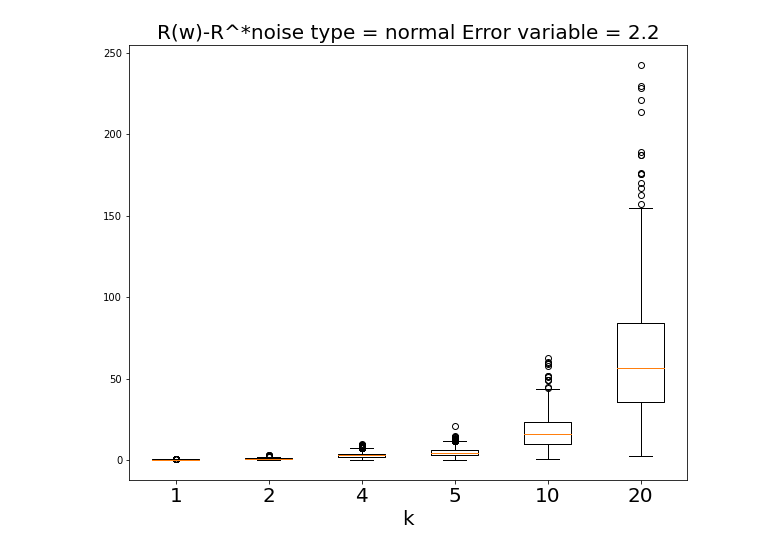
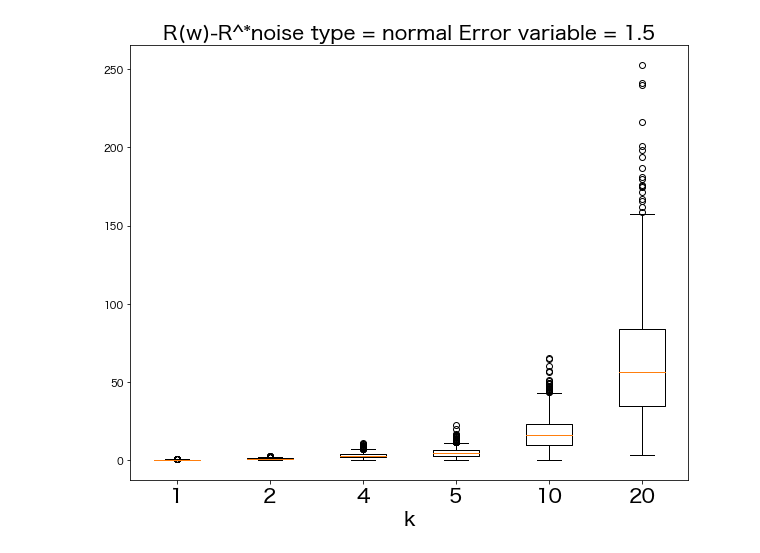
Before and after one commit to NaokiNakamichi/ML, a Jupyter notebook: GD/exp/simulation/RVSGD_Noise_0815.ipynb, the cells around one changed output. Saved outputs shown, nothing was run; the diff lists cells and outputs as text; code cells hidden in the pictures.

```diff
--- a/GD/exp/simulation/RVSGD_Noise_0815.ipynb
+++ b/GD/exp/simulation/RVSGD_Noise_0815.ipynb
@@ -30,9 +49,12 @@ title = f"noise type = {noise} Error variable = {E_var}"
 # %%
-trail_num  = 1000
-_, result_loss_gauss = RV.many_trails(trial_num=1000,max_k=20)
+E_var = 1.5
+title = f"noise type = {noise} Error variable = {E_var}"
+RV = RV_SGDAve.RVSGDSimulation(w_star=w_star,n=n,E_var=E_var,X_mean=X_mean,X_var=X_var,noise=noise,loss_type=son,c=c,fixed_lr=True)
+trial_num  = 1000
+_, result_loss_gauss = RV.many_trails(trial_num=trial_num,max_k=20)
 plot_set.box_plot_k(result=result_loss_gauss,k_string=columns,k_list=k_list,title=title)
 # %% [output]
-[figure, old version]
+[figure, new version]
 # %%
 df = pd.DataFrame(result_loss_gauss)
 now = datetime.datetime.now()
```
Also changed, not shown: parts of 15 cells of this notebook, 15 other files.
